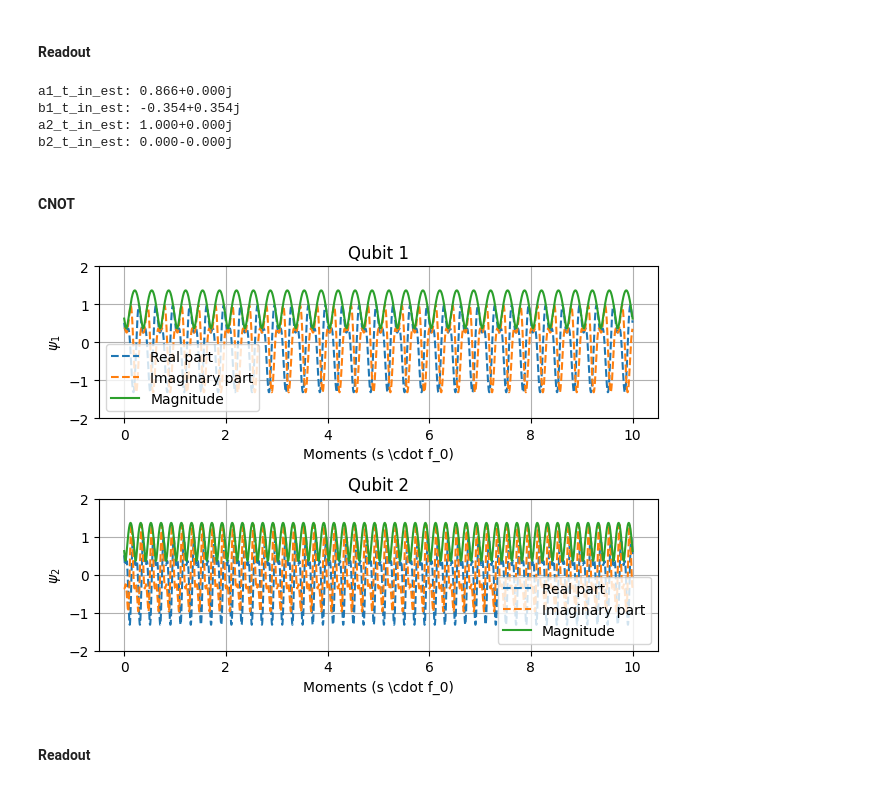
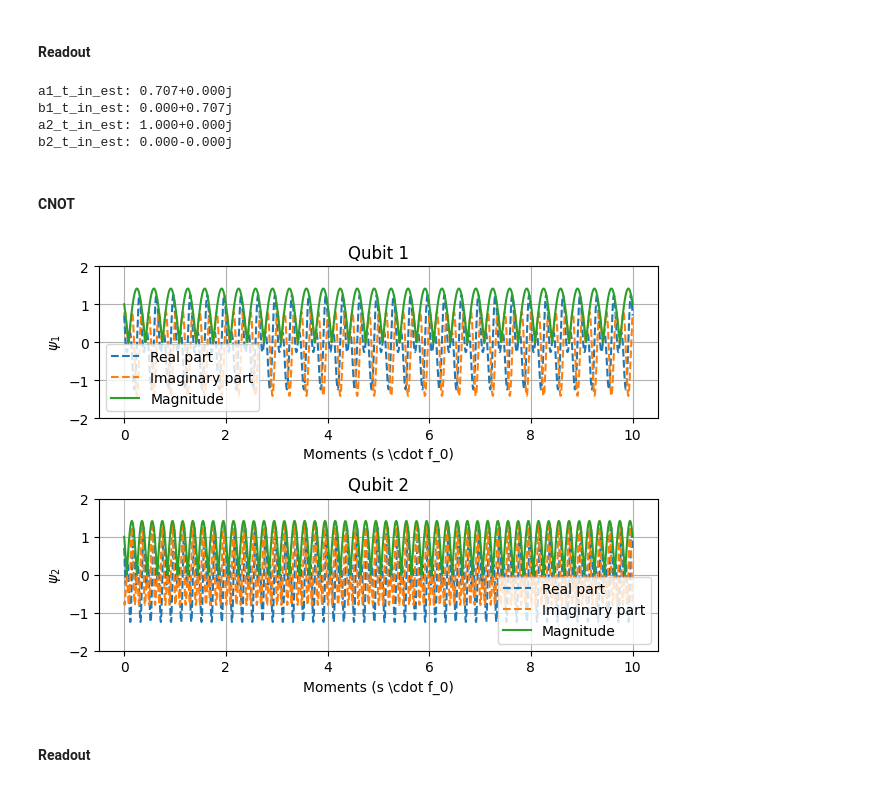
Before and after one commit to padlewsk/acoustic-projects, a Jupyter notebook: wavebit/simulation/pyhton/theory_validation.ipynb, the cells around one changed output. Drawn from its saved outputs; the diff is of its cells as text; code cells hidden in the pictures.

```diff
--- a/wavebit/simulation/pyhton/theory_validation.ipynb
+++ b/wavebit/simulation/pyhton/theory_validation.ipynb
@@ -263,19 +264,18 @@ nrm = (1 / np.sqrt(2)) ** (1 / 2)
 #psi_2_t_in = np.exp(+1j * (np.random.rand() - 0.5) * 2 * np.pi) * ((nrm * st_0) * np.conj(ch_1) + (nrm * st_1) * np.conj(ch_2))
 
 # Separable state (DC channel)
-theta = np.pi/3
-phi =  np.pi/4
+theta = np.pi/2
+phi = np.pi/2
 
-
-psi_1_t_in = np.cos(theta/2) * st_0  + 1j * np.exp(1j * phi) * np.sin(theta/2) * st_1
-psi_2_t_in = 1 *st_0
+psi_1_t_in = np.cos(theta/2) * st_0  +  np.exp(1j * phi) * np.sin(theta/2) * st_1
+psi_2_t_in = st_0
 
 # Plot the results
 plt.figure(1)
 plt.subplot(2, 1, 1)
-plt.plot(t * freq, np.real(psi_1_t_in), '--', label='Real part')
-plt.plot(t * freq, np.imag(psi_1_t_in), '--', label='Imaginary part')
-plt.plot(t * freq, np.abs(psi_1_t_in), '-', label='Magnitude')
+plt.plot(t * omega_0/(2 * np.pi), np.real(psi_1_t_in), '--', label='Real part')
+plt.plot(t * omega_0/(2 * np.pi), np.imag(psi_1_t_in), '--', label='Imaginary part')
+plt.plot(t * omega_0/(2 * np.pi), np.abs(psi_1_t_in), '-', label='Magnitude')
 plt.xlabel('Moments (s \\cdot f_0)')
 plt.ylabel(r'$\psi_1$')
 plt.ylim([-2, 2])
@@ -285,9 +285,9 @@ plt.title('Qubit 1')
 plt.legend()
 
 plt.subplot(2, 1, 2)
-plt.plot(t * freq, np.real(psi_2_t_in), '--', label='Real part')
-plt.plot(t * freq, np.imag(psi_2_t_in), '--', label='Imaginary part')
-plt.plot(t * freq, np.abs(psi_2_t_in), '-', label='Magnitude')
+plt.plot(t * omega_0/(2 * np.pi), np.real(psi_2_t_in), '--', label='Real part')
+plt.plot(t * omega_0/(2 * np.pi), np.imag(psi_2_t_in), '--', label='Imaginary part')
+plt.plot(t * omega_0/(2 * np.pi), np.abs(psi_2_t_in), '-', label='Magnitude')
 plt.xlabel('Moments (s \\cdot f_0)')
 plt.ylabel(r'$\psi_2$')
 plt.ylim([-2, 2])
@@ -326,8 +326,8 @@ print(f"b2_t_in_est: {b2_t_in_est:.3f}")
 #norm_a_10 = np.linalg.norm(1 / tspan[-1] * np.trapz(b1_t_in_est * a2_t_in_est, t))
 #norm_a_11 = np.linalg.norm(1 / tspan[-1] * np.trapz(b1_t_in_est * b2_t_in_est, t))
 # %% [output]
-a1_t_in_est: 0.866+0.000j
-b1_t_in_est: -0.354+0.354j
+a1_t_in_est: 0.707+0.000j
+b1_t_in_est: 0.000+0.707j
 a2_t_in_est: 1.000+0.000j
 b2_t_in_est: 0.000-0.000j
 # %% [markdown]
@@ -335,46 +335,50 @@ b2_t_in_est: 0.000-0.000j
 # %%
 
 # Nonlinear CNOT operation
-a1_t_out = a1_t_in_est * ch_1
-b1_t_out = b1_t_in_est * ch_2
+a1_t_out =  a1_t_in_est * ch_1
+b1_t_out =  b1_t_in_est * ch_2
 
-a2_t_out = a2_t_in_est * np.conj(a1_t_in_est * ch_1) + b2_t_in_est * np.conj(b1_t_in_est * ch_2)
-b2_t_out = a2_t_in_est * np.conj(b1_t_in_est * ch_2) + b2_t_in_est * np.conj(a1_t_in_est * ch_1)
+#a2_t_out = np.sqrt(2) * (a2_t_in_est * np.conj(a1_t_in_est * ch_1) + 1/2 * b2_t_in_est * np.conj(b1_t_in_est * ch_2))
+#b2_t_out = np.sqrt(2) * (a2_t_in_est * np.conj(b1_t_in_est * ch_2) + 1/2 * b2_t_in_est * np.conj(a1_t_in_est * ch_1))
+
+a2_t_out = (a2_t_in_est * np.conj(a1_t_in_est * ch_1) +  b2_t_in_est * np.conj(b1_t_in_est * ch_2))
+b2_t_out = (a2_t_in_est * np.conj(b1_t_in_est * ch_2) +  b2_t_in_est * np.conj(a1_t_in_est * ch_1))
+
 
 # OUTPUT STATE
 psi_1_t_out = a1_t_out * st_0 + b1_t_out * st_1
 psi_2_t_out = a2_t_out * st_0 + b2_t_out * st_1
 
 # Plot the results
 plt.figure(1)
 plt.subplot(2, 1, 1)
-plt.plot(t * freq, np.real(psi_1_t_out), '--', label='Real part')
-plt.plot(t * freq, np.imag(psi_1_t_out), '--', label='Imaginary part')
-plt.plot(t * freq, np.abs(psi_1_t_out), '-', label='Magnitude')
+plt.plot(t * omega_0/(2 * np.pi), np.real(psi_1_t_out), '--', label='Real part')
+plt.plot(t * omega_0/(2 * np.pi), np.imag(psi_1_t_out), '--', label='Imaginary part')
+plt.plot(t * omega_0/(2 * np.pi), np.abs(psi_1_t_out), '-', label='Magnitude')
 plt.xlabel('Moments (s \\cdot f_0)')
 plt.ylabel(r'$\psi_1$')
 plt.ylim([-2, 2])
 plt.grid(True)
 plt.box(True)
 plt.title('Qubit 1')
 plt.legend()
 
 plt.subplot(2, 1, 2)
-plt.plot(t * freq, np.real(psi_2_t_out), '--', label='Real part')
-plt.plot(t * freq, np.imag(psi_2_t_out), '--', label='Imaginary part')
-plt.plot(t * freq, np.abs(psi_2_t_out), '-', label='Magnitude')
+plt.plot(t * omega_0/(2 * np.pi), np.real(psi_2_t_out), '--', label='Real part')
+plt.plot(t * omega_0/(2 * np.pi), np.imag(psi_2_t_out), '--', label='Imaginary part')
+plt.plot(t * omega_0/(2 * np.pi), np.abs(psi_2_t_out), '-', label='Magnitude')
 plt.xlabel('Moments (s \\cdot f_0)')
 plt.ylabel(r'$\psi_2$')
 plt.ylim([-2, 2])
 plt.grid(True)
 plt.box(True)
 plt.title('Qubit 2')
 plt.legend()
 
 plt.tight_layout()
 plt.show()
 # %% [output]
-[figure, old version]
+[figure, new version]
 # %% [markdown]
 #### Readout
 # %%
```
Also changed, not shown: parts of 7 cells of this notebook.
